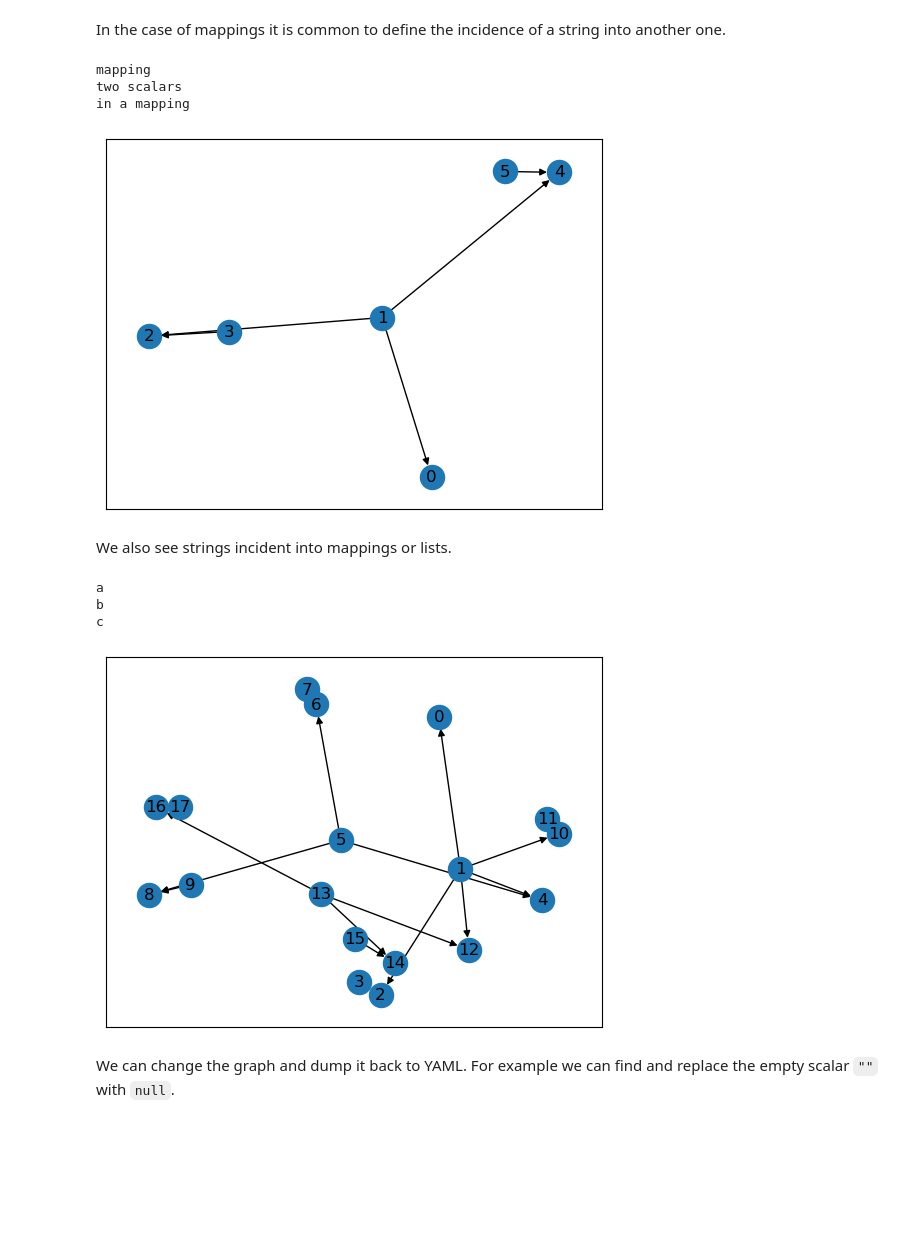
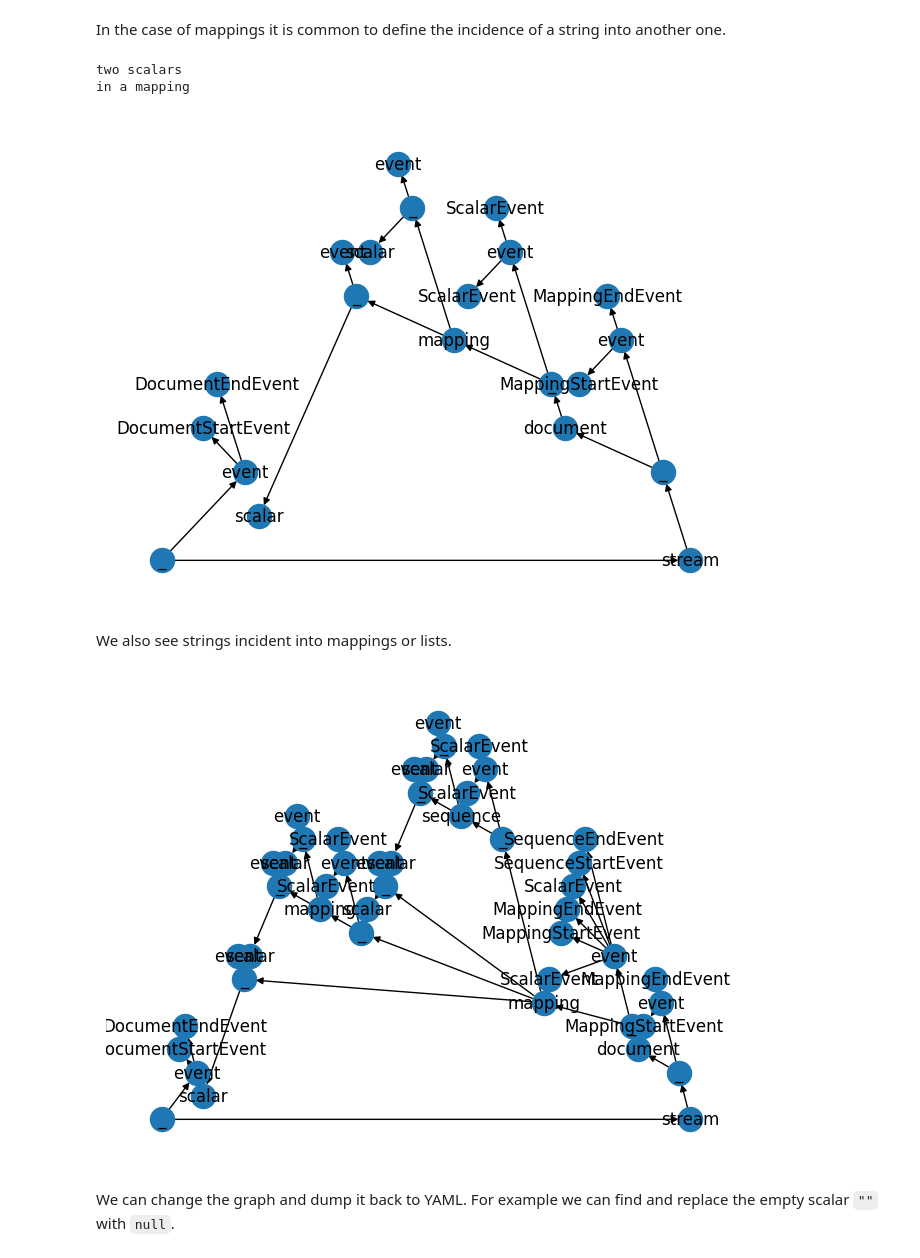
Before and after one commit to colltoaction/nx_yaml, a Jupyter notebook: tutorial.ipynb, the cells around one changed output. Saved outputs shown, nothing was run; the diff lists cells and outputs as text; code cells hidden in the pictures; blank space fills up the shorter version.

```diff
--- a/tutorial.ipynb
+++ b/tutorial.ipynb
@@ -5,14 +5,11 @@ The representation graph offers a mathematical handle on YAML. These examples sh
-# %%
-import networkx as nx
-import yaml
-
-from src import nx_yaml
-
-def load(stream):
-    return yaml.compose(stream, Loader=nx_yaml.NxSafeLoader)
-
-def dump(graph):
-    return yaml.serialize(graph, Dumper=nx_yaml.NxSafeDumper)
+# %%
+import networkx as nx
+
+from src.nx_yaml import nx_compose_all as load, nx_serialize_all as dump
+
+def draw(G):
+    node_labels = {n: G.nodes[n].get("tag") or G.nodes[n].get("kind") for n in G}
+    nx.draw_planar(G, labels=node_labels)
 # %%
 G0 = load("""
 - a:
@@ -39,28 +36,20 @@ In the case of mappings it is common to define the incidence of a string into an
 # %%
 G2 = load("two scalars: in a mapping")
 # the root is the mapping itself
-print(G2.nodes[0]["kind"])
-print(G2.nodes[2]["value"])
-print(G2.nodes[4]["value"])
-nx.draw_networkx(G2)
+print(G2.nodes[12]["value"])
+print(G2.nodes[16]["value"])
+draw(G2)
 # %% [output]
-mapping
 two scalars
 in a mapping
-[figure, old version]
+[figure, new version]
 # %% [markdown]
 We also see strings incident into mappings or lists.
 # %%
 G3 = load("{a: {b: ""}, c: [d, e]}")
-print(G3.nodes[2]["value"])
-print(G3.nodes[6]["value"])
-print(G3.nodes[10]["value"])
-nx.draw_networkx(G3)
+draw(G3)
 # %% [output]
-a
-b
-c
-[figure, old version]
+[figure, new version]
 # %% [markdown]
 We can change the graph and dump it back to YAML. For example we can find and replace the empty scalar `""` with `null`.
 # %%
```
Also changed, not shown: parts of 4 cells of this notebook, 16 other files.
